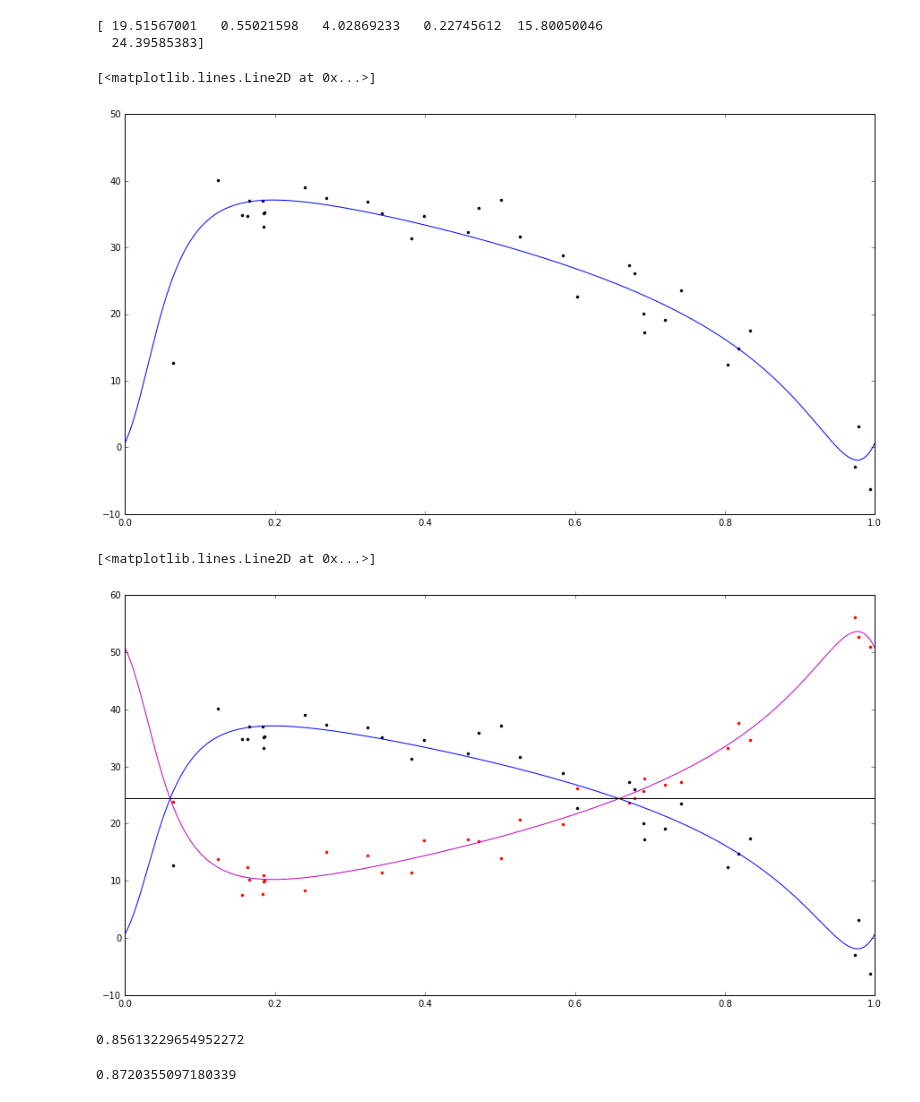
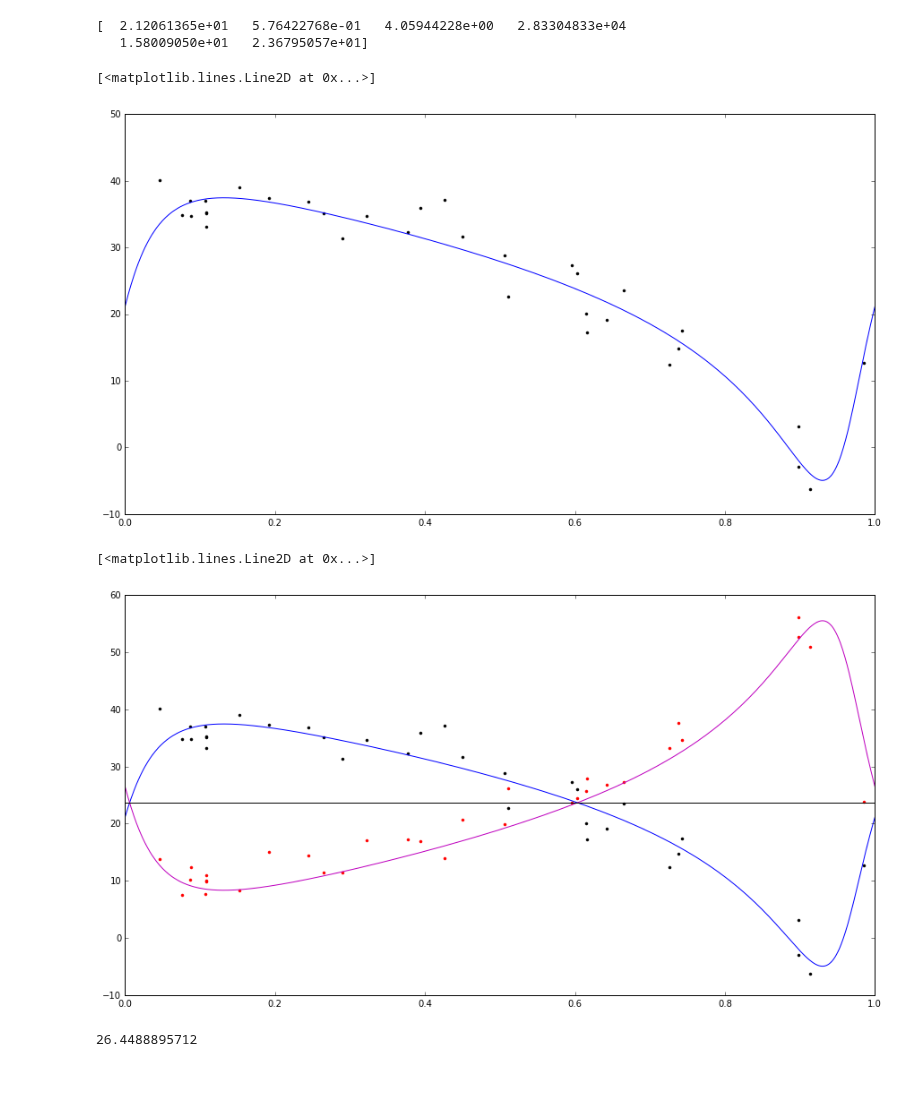
Before and after one commit to jacob-i-skinner/Orbit-Fitting, a Jupyter notebook: New Fitter.ipynb, the cells around one changed output. Saved outputs shown, nothing was run; the diff lists cells and outputs as text; code cells hidden in the pictures.

```diff
--- a/New Fitter.ipynb
+++ b/New Fitter.ipynb
@@ -1,6 +1,7 @@
 # %%
 import numpy as np
 from scipy.optimize import curve_fit
+from scipy.optimize import minimize
 from matplotlib import pyplot as plt
 import functions as f
 %matplotlib inline
@@ -42,15 +43,15 @@ def alteredRV(x, K, e, w, T, P, y): #function generates RV values plot from give
         if np.amax(E1-E0) < 1E-9:
             break
     nu = 2*np.arctan(np.sqrt((1 + e)/(1 - e))*np.tan(E1/2)) #True Anomaly is a function of Eccentric anomaly
-    p = ((-K/mass_ratio)*(np.cos(nu+w) + (e*np.cos(w)))+y)
+    p = ((K)*(np.cos(nu+w) + (e*np.cos(w)))+y)#, ((-K/mass_ratio)*(np.cos(nu+w) + (e*np.cos(w)))+y)
     return p#, s
 
-parameters, cov = curve_fit(alteredRV, JDs, np.asarray(RVs),
-                            bounds=([0, 0, 0, 0, 15, 10], [200, 0.9, 2*np.pi, 3.289, 16.6, 35]))
+parameters, cov = curve_fit(alteredRV, JDp, np.asarray(RVp),
+                            bounds=([0, 0, 0, 0, 15, 10], [200, 0.9, 2*np.pi, JDp[-1], 16.6, 35]))
 print(parameters)
 # %% [output]
-[ 19.51567001   0.55021598   4.02869233   0.22745612  15.80050046
-  24.39585383]
+[  2.12061365e+01   5.76422768e-01   4.05944228e+00   2.83304833e+04
+   1.58009050e+01   2.36795057e+01]
 # %%
 x = np.linspace(0, parameters[4], num=1000)
 
@@ -64,30 +65,24 @@ plt.plot(x/parameters[4], primary)
 #plt.savefig('fit.png')
 # %% [output]
 [<matplotlib.lines.Line2D at 0x...>]
-[figure, old version]
+[figure, new version]
 # %%
-primary, secondary = RV(x, mass_ratio, parameters)
 plt.figure(figsize=(15,8))
 plt.plot(phases(parameters[4], 0, JDp), RVp, 'k.')
 plt.plot(phases(parameters[4], 0, JDs), RVs, 'r.')
 plt.plot(x/parameters[4], primary)
 plt.plot(x/parameters[4], secondary, 'm')
 plt.plot(x/parameters[4], parameters[5]*np.ones(len(x)), 'k')
 #plt.savefig('fit.png')
 # %% [output]
 [<matplotlib.lines.Line2D at 0x...>]
-[figure, old version]
+[figure, new version]
-# %%
-def RSquared(data1, data2, fit1, fit2): #returns r squared when given an array of observed and expected values
-    def average(data):
-        return sum(data)/len(data)
-    R2 = 1-(sum((data1-fit1)**2)+sum((data2-fit2)**2))/(sum((data1-average(data1))**2)+sum(data2-average(data2))**2)
-    return R2
-
-RSquared(RVp, RVs, RV(JDp, mass_ratio, parameters)[0], RV(JDs, mass_ratio, parameters)[1])
-# %% [output]
-0.85613229654952272
-# %%
-RSquared(RVp, RVs, RV(JDp, mass_ratio, parameters)[0], RV(JDs, mass_ratio, parameters)[1])
-# %% [output]
-0.8720355097180339
+# %%
+def residuals(mass_ratio, primary, secondary, parameters):
+    r = np.sqrt(sum((primary-RV(JDp, mass_ratio, parameters)[0])**2)
+        +sum((secondary-RV(JDs, mass_ratio, parameters)[1])**2))
+    return r
+
+print(residuals(mass_ratio, RVp, RVs, parameters))
+# %% [output]
+26.4488895712
```
Also changed, not shown: parts of 2 cells of this notebook, 4 other files.
